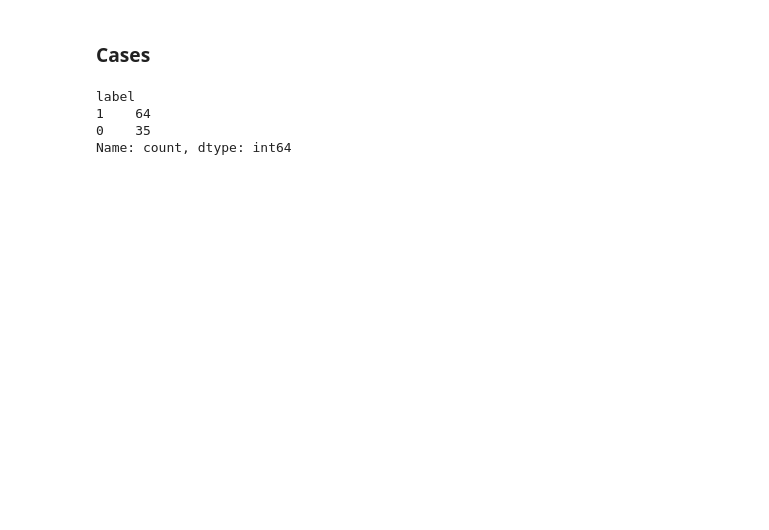
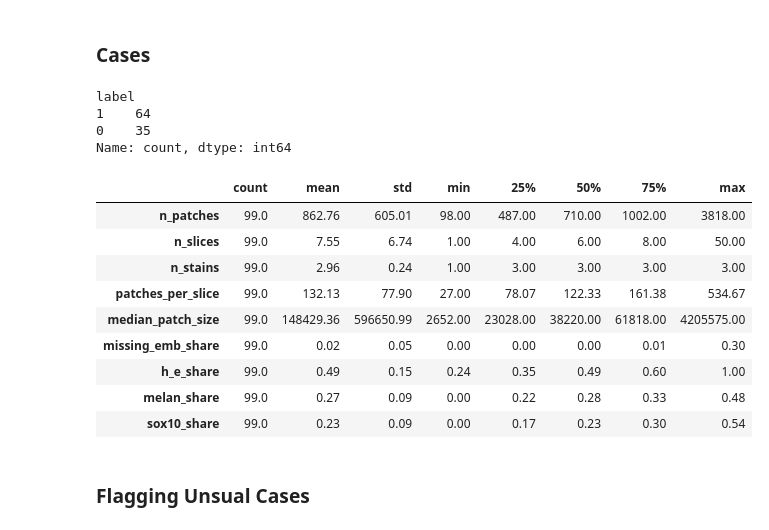
Before and after one commit to arvindkrishna87/Team1_FullStack, a Jupyter notebook: Presentation3/Code1_PatchFeatures_20Nov_Grace/ViewingTables.ipynb, the cells around one changed output. Drawn from its saved outputs; the diff is of its cells as text; code cells hidden in the pictures; blank space fills up the shorter version.

```diff
--- a/Presentation3/Code1_PatchFeatures_20Nov_Grace/ViewingTables.ipynb
+++ b/Presentation3/Code1_PatchFeatures_20Nov_Grace/ViewingTables.ipynb
@@ -164,3 +180,30 @@ label
 1    64
 0    35
 Name: count, dtype: int64
+# %%
+# Summary statistics
+cols = [
+    "n_patches",
+    "n_slices",
+    "n_stains",
+    "patches_per_slice",
+    "median_patch_size",
+    "missing_emb_share",
+    "h_e_share",
+    "melan_share",
+    "sox10_share"
+]
+cases[cols].describe().round(2).T
+# %% [output]
+|  | count | mean | std | min | 25% | 50% | 75% | max |
+| n_patches | 99.0 | 862.76 | 605.01 | 98.00 | 487.00 | 710.00 | 1002.00 | 3818.00 |
+| n_slices | 99.0 | 7.55 | 6.74 | 1.00 | 4.00 | 6.00 | 8.00 | 50.00 |
+| n_stains | 99.0 | 2.96 | 0.24 | 1.00 | 3.00 | 3.00 | 3.00 | 3.00 |
+| patches_per_slice | 99.0 | 132.13 | 77.90 | 27.00 | 78.07 | 122.33 | 161.38 | 534.67 |
+| median_patch_size | 99.0 | 148429.36 | 596650.99 | 2652.00 | 23028.00 | 38220.00 | 61818.00 | 4205575.00 |
+| missing_emb_share | 99.0 | 0.02 | 0.05 | 0.00 | 0.00 | 0.00 | 0.01 | 0.30 |
+| h_e_share | 99.0 | 0.49 | 0.15 | 0.24 | 0.35 | 0.49 | 0.60 | 1.00 |
+| melan_share | 99.0 | 0.27 | 0.09 | 0.00 | 0.22 | 0.28 | 0.33 | 0.48 |
+| sox10_share | 99.0 | 0.23 | 0.09 | 0.00 | 0.17 | 0.23 | 0.30 | 0.54 |
+# %% [markdown]
+### Flagging Unsual Cases
```
Also changed, not shown: parts of 10 cells of this notebook, 4 other files.
